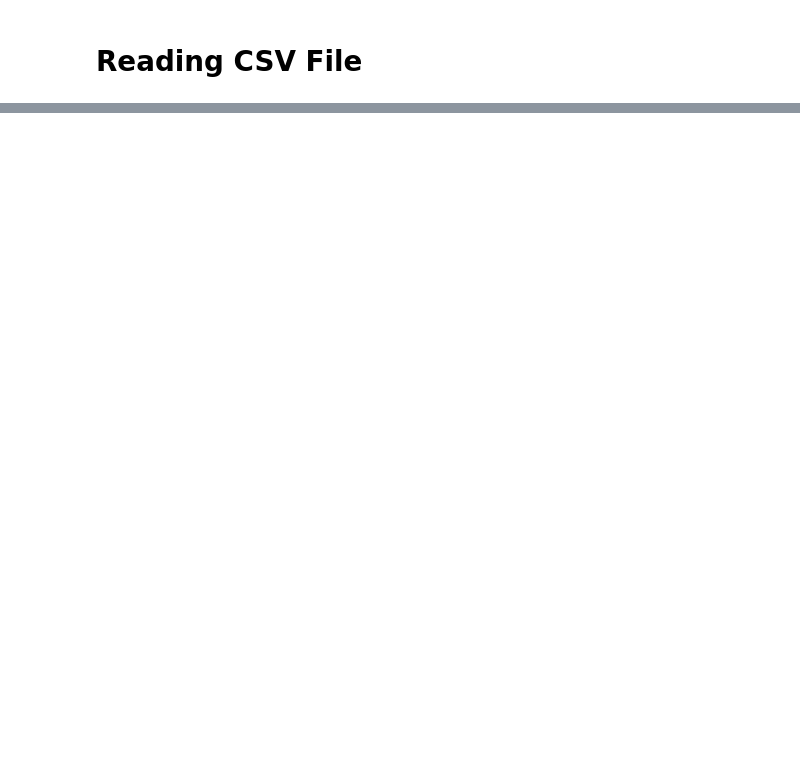
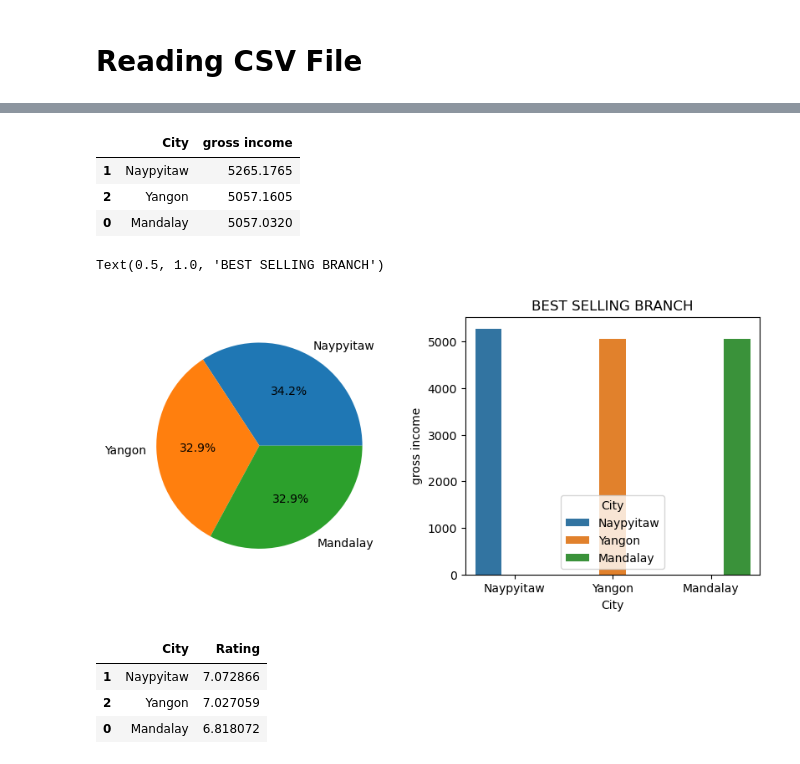
Before and after one commit to dipalimarthak/Supermarket_Sales_Visualizations, a Jupyter notebook: SuperMarket_DataVisualizations.ipynb, the cells around one changed output, grey strips where cells are left out. Saved outputs shown, nothing was run; the diff lists cells and outputs as text; code cells hidden in the pictures; blank space fills up the shorter version.

```diff
--- a/SuperMarket_DataVisualizations.ipynb
+++ b/SuperMarket_DataVisualizations.ipynb
@@ -141,0 +167,29 @@ df.describe(include='object')
+# %%
+# best selling city = Naypyitaw
+df2=df.groupby(['City'])['gross income'].sum().reset_index().sort_values(by='gross income',ascending=False) # make sure to sort here in order to plot in the next step
+#reset index is important to assign the new column names to the df2 dataset which will be used in the next step
+df2
+# %% [output]
+|  | City | gross income |
+| 1 | Naypyitaw | 5265.1765 |
+| 2 | Yangon | 5057.1605 |
+| 0 | Mandalay | 5057.0320 |
+# %%
+plt.figure(figsize=(10,4))
+
+plt.subplot(1,2,1)
+plt.pie('gross income',labels='City',data=df2,autopct='%1.1f%%')
+plt.subplot(1,2,2)
+sns.barplot(x='City',y='gross income',data=df2,hue='City').set_title('BEST SELLING BRANCH')
+# %% [output]
+Text(0.5, 1.0, 'BEST SELLING BRANCH')
+[figure, added]
+# %%
+# HIGHEST RATING BRANCH
+df3=df.groupby(['City'])['Rating'].mean().reset_index().sort_values(by='Rating',ascending=False)
+df3
+# %% [output]
+|  | City | Rating |
+| 1 | Naypyitaw | 7.072866 |
+| 2 | Yangon | 7.027059 |
+| 0 | Mandalay | 6.818072 |
```
Also changed, not shown: parts of 20 cells of this notebook.
